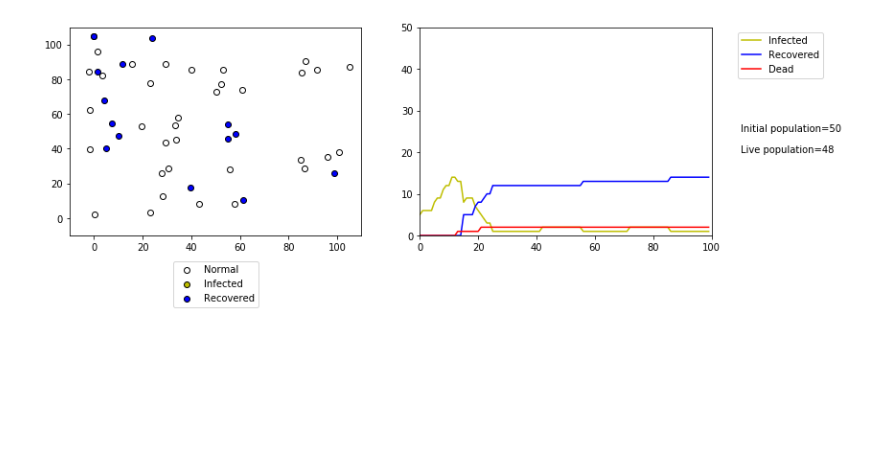
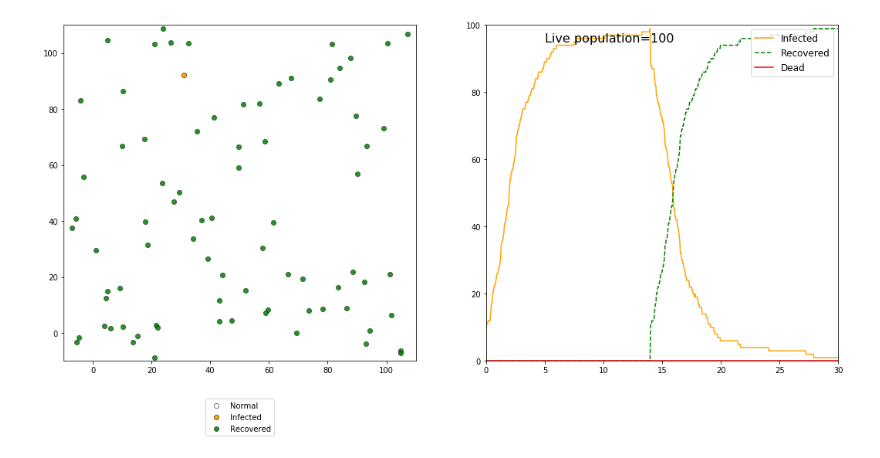
Before and after one commit to andres-patrignani/pynotes, a Jupyter notebook: notebooks/disease_spread.ipynb, the cells around one changed output. Cells and saved outputs as stored; diff of their text form; code cells hidden in the pictures; blank space fills up the shorter version.

Commit message:
Fixed simulation error

```diff
--- a/notebooks/disease_spread.ipynb
+++ b/notebooks/disease_spread.ipynb
@@ -36,15 +50,22 @@ def edist(x,y):
     E = np.reshape(E,[N,N])
     return E
 # %%
-# Simulation space and time constraints
+# Simulation space constraints
 xmin = 0      # Left system boundary
 xmax = 100    # Right system boundary
 ymin = 0      # Lower system boundary
 ymax = 100    # Upper system boundary
-T = 100       # Number of time steps
+
+# Simulation time constraints
+dt_ = 1/24     # Fraction of day
+simulation_days = 30 # Number of simulation days
+simulation_steps = round(simulation_days/dt_)
+time_counter = 0
+simulation_time = np.array([0])
 
 # Existing population
-N = 50       # Number of live individuals
+N = 100       # Number of live individuals
+N_seed = 10   # Individuals infected at the epicenter
 live = np.ones(N, dtype=bool)
 dead = np.zeros(N, dtype=bool)
 
@@ -59,22 +80,23 @@ y = np.random.uniform(ymin,ymax,N)
 theta = np.radians(np.random.uniform(0,360,N))
 
 # Compute percentage of people circulating
-activity_rate = np.ones(N)
-fraction_static = 0.0  # Change this to keep people static (at home)
+speed = 0.1 # rate at which individuals move.
+activity_rate = np.ones(N) * speed
+fraction_static = 0  # Change this to keep people static (at home)
 static_individuals = np.random.randint(low=0, high=N, size=round(N*fraction_static))
 activity_rate[static_individuals] = 0
 
 # Social distancing
-social_distance = 5 # arbitrary units
+social_distance = 2 # arbitrary units
 
 # Death rate
 death_rate = 2/100
 
-# Initialize quanrentine time for infected
+# Initialize quanrentine time for infected individuals
 quarentine_time = np.zeros(N)
 
 # Inoculate a small group of individuals
-infected_seeds = np.random.randint(low=0, high=N, size=5)
+infected_seeds = np.random.randint(low=0, high=N, size=N_seed)
 infected[infected_seeds] = True
 normal[infected_seeds] = False
 
@@ -86,7 +108,11 @@ total_infected = infected.sum()
 total_recovered = recovered.sum()
 
 # Start recursive iteration
-for t in range(1,T):
+for t in range(simulation_steps):
+
+    # Track time
+    time_counter += dt
+    simulation_time = np.append(simulation_time, time_counter)
 
     # Compute next positions of individuals
     x = x + activity_rate * np.cos(theta)
@@ -98,79 +124,76 @@ for t in range(1,T):
     idx_bnd = idx_x | idx_y
 
     # Change trajectory angle if hit boundary
-    theta[idx_bnd] = np.random.uniform(0,360,np.sum(idx_bnd)) # np.abs(theta[idx_bnd] - 45) #
+    theta[idx_bnd] = np.random.uniform(0,360,np.sum(idx_bnd)) # np.abs(theta[idx_bnd] - 45)
 
     # Determine whether two individuals come in contact
     E = edist(x,y)
     E[np.eye(N, dtype='bool')] = np.inf # Set selfs to inf to avoid being selected.
     rows,cols = np.where(E <= social_distance)
-    #idx_contact = np.zeros(N, dtype="bool")
-    #idx_contact[rows] = True
-
-    # Change trajectory angle if contact between two people
-    #theta[idx_contact] = np.random.uniform(0,360,np.sum(idx_contact))
 
     # New infected live individuals
-    idx_infected = infected[rows] | infected[cols]
+    idx_infected = infected[rows] | infected[cols] & ~recovered[rows]
     infected[rows[idx_infected]] = True
     normal[rows[idx_infected]] = False
 
     # Recovery of infected individuals that reached quarentine
     quarentine_time[infected] += 1
-    idx_recovered = quarentine_time == 15
+    idx_recovered = quarentine_time == round(14/dt)
     quarentine_time[idx_recovered] = 0
     recovered[idx_recovered] = True
     normal[idx_recovered] = False
     infected[idx_recovered] = False
 
     # Remove dead individuals from population
-    idx_potential_dead = infected & (quarentine_time > 10)
+    idx_potential_dead = infected & (quarentine_time == round(14/dt))
     daily_probability_dead = np.random.rand(N)
     daily_probability_dead[~idx_potential_dead] = 0 # Unnecessary line, but left for completeness and logic
     idx_dead = daily_probability_dead >= (1-death_rate)
     dead[idx_dead] = True
 
     # Update live population counts
     live[idx_dead] = False
     infected[idx_dead] = False
     recovered[idx_dead] = False
     normal[idx_dead] = False
-    quarentine_time[idx_recovered] = np.nan
+
+    # Convert positions of dead individuals to NaN
+    #quarentine_time[idx_recovered] = np.nan
     x[idx_dead] = np.nan
     y[idx_dead] = np.nan
     theta[idx_dead] = np.nan
 
     # Compute totals
-    total_live = np.append(total_live,live.sum())
-    total_dead = np.append(total_dead,dead.sum())
-    total_normal = np.append(total_normal,normal.sum())
-    total_infected = np.append(total_infected,infected.sum())
-    total_recovered = np.append(total_recovered,recovered.sum())
+    total_live = np.append(total_live, live.sum())
+    total_dead = np.append(total_dead, dead.sum())
+    total_normal = np.append(total_normal, normal.sum())
+    total_infected = np.append(total_infected, infected.sum())
+    total_recovered = np.append(total_recovered, recovered.sum())
 
     # Plot chart with current positions and health
+    plt.figure(figsize=(18,8))
     clear_output(wait=True)
-    plt.figure(figsize=(12,4))
     plt.subplot(1,2,1)
-    plt.scatter(x[normal],y[normal],marker='o',facecolor='w',edgecolor='k',label='Normal')
-    plt.scatter(x[infected],y[infected],marker='o',facecolor='y',edgecolor='k',label='Infected')
-    plt.scatter(x[recovered],y[recovered],marker='o',facecolor='b',edgecolor='k',label='Recovered')
+    plt.scatter(x[normal],y[normal],s=40, marker='o',facecolor='w',edgecolor='k', linewidth=0.5, label='Normal')
+    plt.scatter(x[infected],y[infected],s=40,marker='o',facecolor='orange',edgecolor='k',linewidth=0.5,label='Infected')
+    plt.scatter(x[recovered],y[recovered],s=40,marker='o',facecolor='green',edgecolor='k',linewidth=0.5, alpha=0.85, label='Recovered')
     plt.legend(loc='upper center', bbox_to_anchor=(0.5,-0.1))
 
     # Set limits of the plot to improve rendering at the boundaries
     plt.xlim(xmin-10,xmax+10)
     plt.ylim(ymin-10,ymax+10)
 
     # Plot progression of health condition
     plt.subplot(1,2,2)
-    plt.plot(range(t+1),total_infected, '-y',label='Infected')
-    plt.plot(range(t+1),total_recovered, '-b',label='Recovered')
-    plt.plot(range(t+1),total_dead, '-r',label='Dead')
-    plt.annotate("Initial population="+str(live.size), xy=(T+10,N/2), annotation_clip=False)
-    plt.annotate("Live population="+str(live.sum()), xy=(T+10,N/2.5), annotation_clip=False)
-    plt.xlim(0,T)
+    plt.plot(simulation_time,total_infected, linestyle='-', color='orange',label='Infected')
+    plt.plot(simulation_time,total_recovered, '--g',label='Recovered')
+    plt.plot(simulation_time,total_dead, '-r',label='Dead')
+    plt.xlim(0,simulation_days)
     plt.ylim(0,N)
-    plt.legend(loc='upper right',bbox_to_anchor=(1.4,1))
+    plt.legend(loc='upper right', fontsize=12)
+    plt.annotate("Live population=" + str(live.sum()), xy=(5,N-5), size=16)
+    #plt.legend(loc='upper right',bbox_to_anchor=(1.5,1), fontsize=14)
+    #plt.annotate("Live population="+str(live.sum()), xy=(T+10,N/2.5), annotation_clip=False)
     plt.show()
-    print(normal.sum() + recovered.sum() + infected.sum() + dead.sum())
 # %% [output]
-[figure, old version]
+[figure, new version]
```
Also changed, not shown: parts of 9 cells of this notebook, 4 other files.
